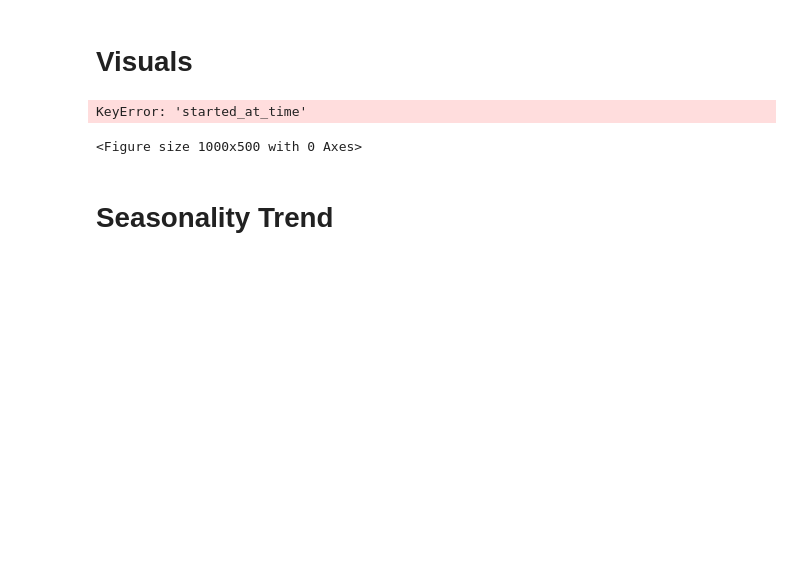
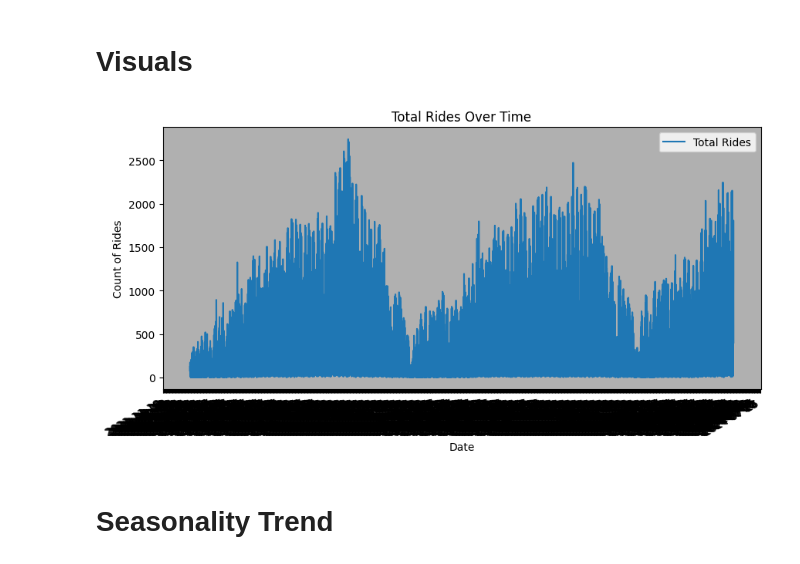
Before and after one commit to ankesh86/BlueBikes_MachineLearning, a Jupyter notebook: BlueBikesData.ipynb, the cells around one changed output. Cells and saved outputs as stored; diff of their text form; code cells hidden in the pictures; blank space fills up the shorter version.

```diff
--- a/BlueBikesData.ipynb
+++ b/BlueBikesData.ipynb
@@ -488,26 +471,25 @@ combined_data.to_csv('bluebike_data.csv', sep=',', columns=['casual_riders_count
 # %%
 import matplotlib.pyplot as plt
 import matplotlib.dates as mdates
 
 # Plotting the time series data
 plt.figure(figsize=(10, 5))  # Set the figure size for better readability
-plt.plot(aggregated_df['started_at_time'], aggregated_df['count'], label='Total Rides')  # Add a label for the legend
+plt.plot(aggregated_df.index, aggregated_df['count'], label='Total Rides')  # Add a label for the legend
 
 # Formatting the date on the x-axis to make it more readable
 plt.gca().xaxis.set_major_locator(mdates.DayLocator(interval=1))  # Set major ticks to be one day apart
 plt.gca().xaxis.set_major_formatter(mdates.DateFormatter('%Y-%m-%d'))  # Format the date display
 plt.gcf().autofmt_xdate()  # Auto format the dates to prevent overlap
 
 plt.title('Total Rides Over Time')  # Add a title to the plot
 plt.xlabel('Date')  # Label the x-axis
 plt.ylabel('Count of Rides')  # Label the y-axis
 plt.legend(loc='best')  # Ensure the legend is placed in the best location
 plt.grid(True)  # Add a grid for easier reading of values
 
 plt.show()  # Display the plot
 # %% [output]
-KeyError: 'started_at_time'
-<Figure size 1000x500 with 0 Axes>
+[figure, added]
 # %% [markdown]
 # **Seasonality Trend**
 # %%
```
Also changed, not shown: parts of 5 cells of this notebook.
